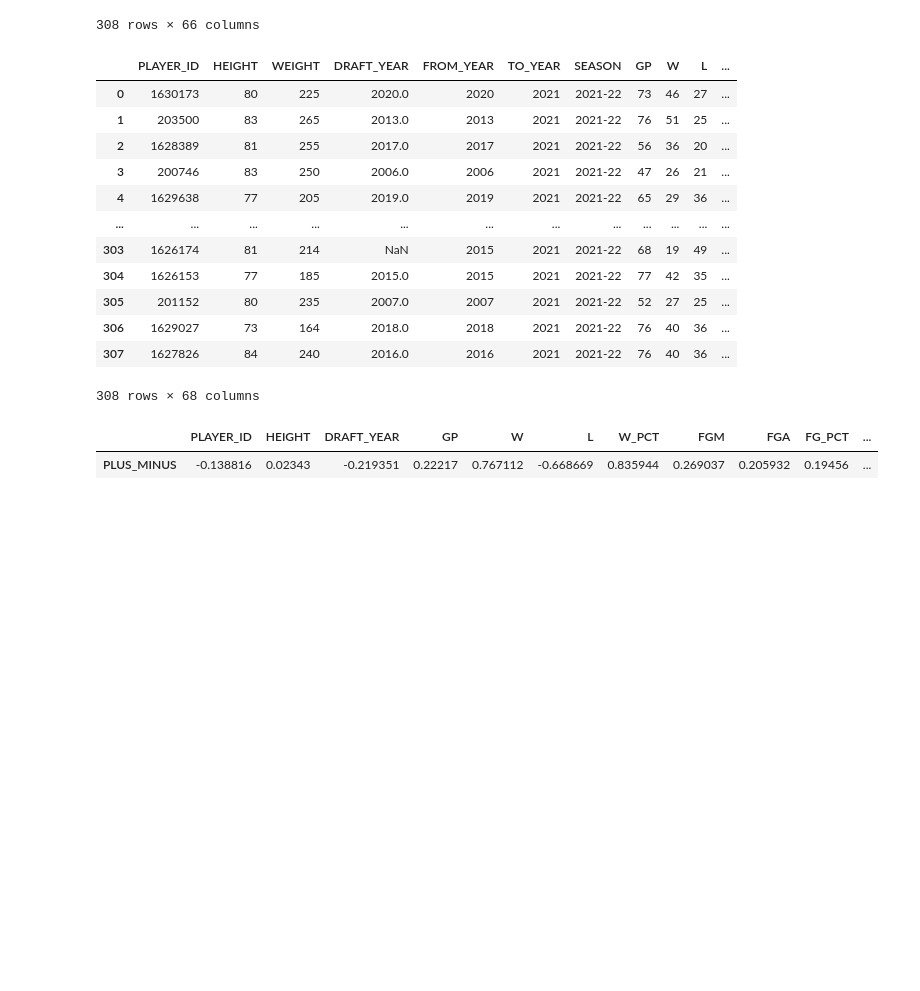
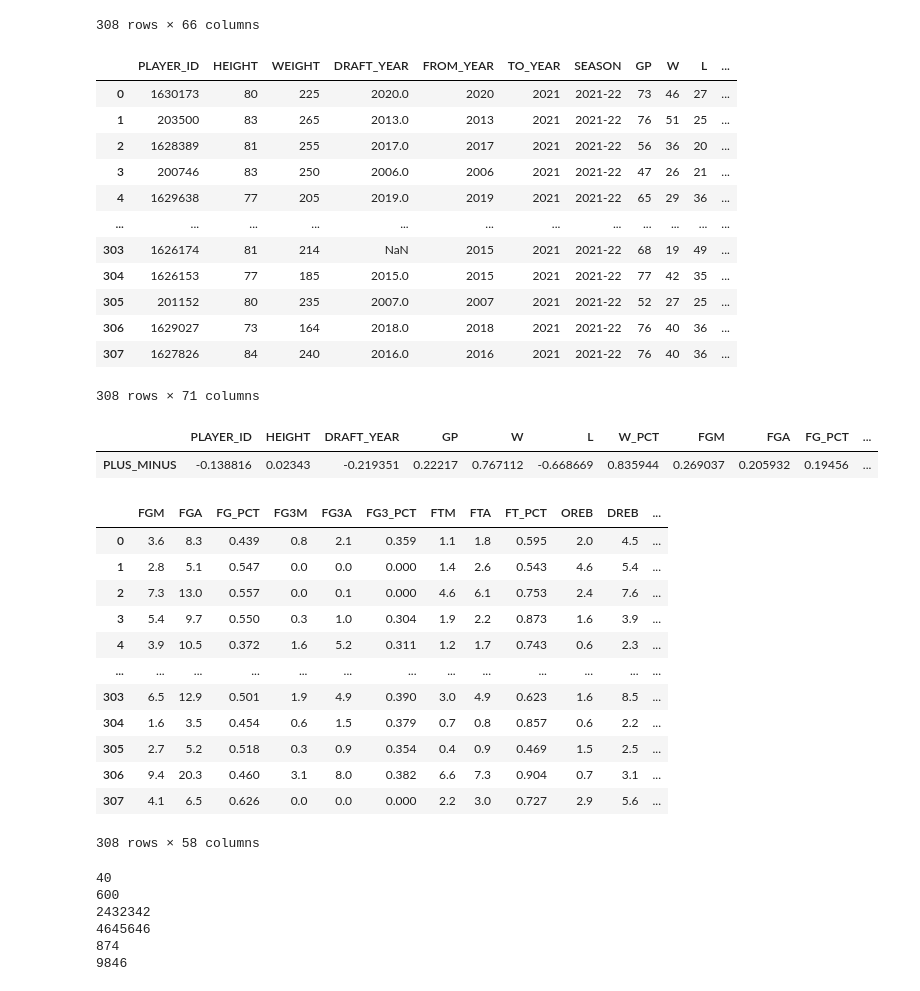
Before and after one commit to ImWesAdams/NBAPredictionsAndData, a Jupyter notebook: Analyzing and Regressing NBA Box Plus Minus.ipynb, the cells around one changed output. Saved outputs shown, nothing was run; the diff lists cells and outputs as text; code cells hidden in the pictures; blank space fills up the shorter version.

Commit message:
Starting some predictive analytics
But not getting good results (sparse data for deep learning)

```diff
--- a/Analyzing and Regressing NBA Box Plus Minus.ipynb
+++ b/Analyzing and Regressing NBA Box Plus Minus.ipynb
@@ -151,6 +157,10 @@ player_general
 mlb = MultiLabelBinarizer()
 player_general = player_general.merge(pd.DataFrame(mlb.fit_transform(player_general['POSITION2']),columns=mlb.classes_, index=player_general.index),
                      how='inner', left_index=True, right_index=True).drop(['POSITION2'],axis=1)
+player_general['TRUE_SHOOTING'] = player_general['PTS']/(0.44*player_general['FTA']+player_general['FGA'])
+player_general['FG2A'] = player_general['FGA'] - player_general['FG3A']
+player_general['FG2M'] = player_general['FGM'] - player_general['FG3M']
+player_general['FG2_PCT'] = player_general['FG2M']/player_general['FG2A']
 player_general
 # %% [output]
 |  | PLAYER_ID | HEIGHT | WEIGHT | DRAFT_YEAR | FROM_YEAR | TO_YEAR | SEASON | GP | W | L | ... |
@@ -165,7 +175,7 @@ player_general
 | 305 | 201152 | 80 | 235 | 2007.0 | 2007 | 2021 | 2021-22 | 52 | 27 | 25 | ... |
 | 306 | 1629027 | 73 | 164 | 2018.0 | 2018 | 2021 | 2021-22 | 76 | 40 | 36 | ... |
 | 307 | 1627826 | 84 | 240 | 2016.0 | 2016 | 2021 | 2021-22 | 76 | 40 | 36 | ... |
-308 rows × 68 columns
+308 rows × 71 columns
 # %%
 keep_index = ['PLUS_MINUS']
 corr_df = player_general.corr()
@@ -173,6 +183,25 @@ corr_df[corr_df.index.isin(keep_index)]
 # %% [output]
 |  | PLAYER_ID | HEIGHT | DRAFT_YEAR | GP | W | L | W_PCT | FGM | FGA | FG_PCT | ... |
 | PLUS_MINUS | -0.138816 | 0.02343 | -0.219351 | 0.22217 | 0.767112 | -0.668669 | 0.835944 | 0.269037 | 0.205932 | 0.19456 | ... |
+# %%
+predict_plus_minus = player_general.drop(['W_PCT','PLAYER_ID','DRAFT_YEAR','GP','W','L',
+                                          'W_PCT','SEASON','PLAYER_NAME','TEAM_ABBREVIATION',
+                                         'FROM_YEAR','TO_YEAR','HEIGHT','WEIGHT'], axis=1)
+predict_plus_minus
+# %% [output]
+|  | FGM | FGA | FG_PCT | FG3M | FG3A | FG3_PCT | FTM | FTA | FT_PCT | OREB | DREB | ... |
+| 0 | 3.6 | 8.3 | 0.439 | 0.8 | 2.1 | 0.359 | 1.1 | 1.8 | 0.595 | 2.0 | 4.5 | ... |
+| 1 | 2.8 | 5.1 | 0.547 | 0.0 | 0.0 | 0.000 | 1.4 | 2.6 | 0.543 | 4.6 | 5.4 | ... |
+| 2 | 7.3 | 13.0 | 0.557 | 0.0 | 0.1 | 0.000 | 4.6 | 6.1 | 0.753 | 2.4 | 7.6 | ... |
+| 3 | 5.4 | 9.7 | 0.550 | 0.3 | 1.0 | 0.304 | 1.9 | 2.2 | 0.873 | 1.6 | 3.9 | ... |
+| 4 | 3.9 | 10.5 | 0.372 | 1.6 | 5.2 | 0.311 | 1.2 | 1.7 | 0.743 | 0.6 | 2.3 | ... |
+| ... | ... | ... | ... | ... | ... | ... | ... | ... | ... | ... | ... | ... |
+| 303 | 6.5 | 12.9 | 0.501 | 1.9 | 4.9 | 0.390 | 3.0 | 4.9 | 0.623 | 1.6 | 8.5 | ... |
+| 304 | 1.6 | 3.5 | 0.454 | 0.6 | 1.5 | 0.379 | 0.7 | 0.8 | 0.857 | 0.6 | 2.2 | ... |
+| 305 | 2.7 | 5.2 | 0.518 | 0.3 | 0.9 | 0.354 | 0.4 | 0.9 | 0.469 | 1.5 | 2.5 | ... |
+| 306 | 9.4 | 20.3 | 0.460 | 3.1 | 8.0 | 0.382 | 6.6 | 7.3 | 0.904 | 0.7 | 3.1 | ... |
+| 307 | 4.1 | 6.5 | 0.626 | 0.0 | 0.0 | 0.000 | 2.2 | 3.0 | 0.727 | 2.9 | 5.6 | ... |
+308 rows × 58 columns
 # %%
 # ToDo
 # Make a function for each major processing step
@@ -181,0 +270,48 @@ corr_df[corr_df.index.isin(keep_index)]
+# %%
+import tensorflow as tf
+from tensorflow import keras
+from tensorflow.keras import layers
+from keras.layers import Dense, Dropout
+from keras.models import Sequential
+from sklearn.dummy import DummyRegressor
+from sklearn.linear_model import Ridge, LinearRegression
+all_models = {}
+y_values = {}
+x_values = {}
+normalizer = tf.keras.layers.Normalization()
+split_nums = [40,600,2432342,4645646,874,9846]
+for i in split_nums:
+    # Split the data
+    train_features, train_labels, test_features, test_labels = train_test_split_df(predict_plus_minus,'PLUS_MINUS',random_state=i)
+    # Normalize and run TF model
+#     normalizer = tf.keras.layers.Normalization()
+    normalizer.adapt(train_features)
+    tf = tf_model(normalizer)
+    tf.fit(train_features, train_labels, epochs=50, verbose=False)
+    # Run Dummy model
+    dummy = DummyRegressor(strategy="mean")
+    dummy.fit(train_features,train_labels)
+    # Run Ridge model
+    ridge = Ridge(alpha=1.0)
+    ridge.fit(train_features,train_labels)
+    # Run Linear model
+    lin = LinearRegression()
+    lin.fit(train_features,train_labels)
+    # Run Decision Tree model
+    dtr = tree.DecisionTreeRegressor(max_depth=10)
+    dtr.fit(train_features,train_labels)
+    all_models[str(i)+'tf'] = tf
+    all_models[str(i)+'dummy'] = dummy
+    all_models[str(i)+'ridge'] = ridge
+    all_models[str(i)+'dtr'] = dtr
+    all_models[str(i)+'lin'] = lin
+    y_values[i] = test_labels
+    x_values[i] = test_features
+    print(i)
+# %% [output]
+40
+600
+2432342
+4645646
+874
+9846
```
Also changed, not shown: parts of 7 cells of this notebook.
